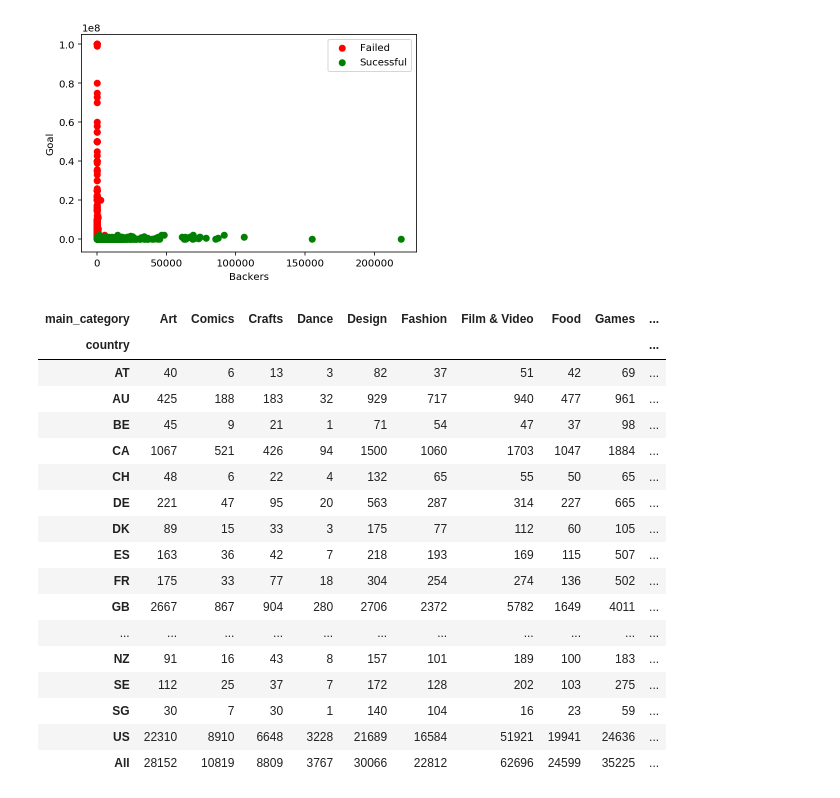
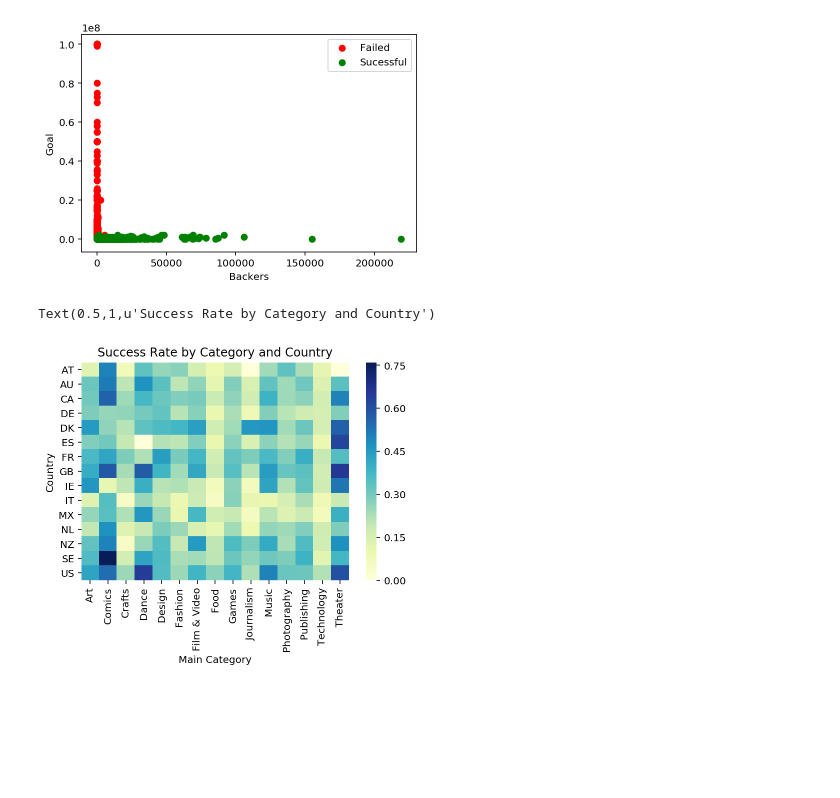
Before and after one commit to themp731/NYU_git, a Jupyter notebook: NYU-dwd-kickstarter/PanosPals_MP.2.ipynb, the cells around one changed output. Cells and saved outputs as stored; diff of their text form; code cells hidden in the pictures; blank space fills up the shorter version.

Commit message:
Heatmap and .csv Update
Uploading the heat map and the .csv file

```diff
--- a/NYU-dwd-kickstarter/PanosPals_MP.2.ipynb
+++ b/NYU-dwd-kickstarter/PanosPals_MP.2.ipynb
@@ -369,26 +369,24 @@ mp_pivot_total = pd.pivot_table(df_Kickstarter,
                      columns='main_category',
                      values='ID',
                      aggfunc='count',
-                     fill_value=0,
-                     margins=True)
+                     fill_value=0)
+mp_pivot_total.drop(labels=["BE","JP","CH","SG","HK","LU","NO"], inplace=True)
+mp_pivot_total.sort_index(inplace=True)
-# %%
-mp_pivot_succ = pd.pivot_table(df_Kickstarter[df_Kickstarter['state'])
-# %% [output]
-| main_category | Art | Comics | Crafts | Dance | Design | Fashion | Film & Video | Food | Games | ... |
-| country |  |  |  |  |  |  |  |  |  | ... |
-| AT | 40 | 6 | 13 | 3 | 82 | 37 | 51 | 42 | 69 | ... |
-| AU | 425 | 188 | 183 | 32 | 929 | 717 | 940 | 477 | 961 | ... |
-| BE | 45 | 9 | 21 | 1 | 71 | 54 | 47 | 37 | 98 | ... |
-| CA | 1067 | 521 | 426 | 94 | 1500 | 1060 | 1703 | 1047 | 1884 | ... |
-| CH | 48 | 6 | 22 | 4 | 132 | 65 | 55 | 50 | 65 | ... |
-| DE | 221 | 47 | 95 | 20 | 563 | 287 | 314 | 227 | 665 | ... |
-| DK | 89 | 15 | 33 | 3 | 175 | 77 | 112 | 60 | 105 | ... |
-| ES | 163 | 36 | 42 | 7 | 218 | 193 | 169 | 115 | 507 | ... |
-| FR | 175 | 33 | 77 | 18 | 304 | 254 | 274 | 136 | 502 | ... |
-| GB | 2667 | 867 | 904 | 280 | 2706 | 2372 | 5782 | 1649 | 4011 | ... |
-| ... | ... | ... | ... | ... | ... | ... | ... | ... | ... | ... |
-| NZ | 91 | 16 | 43 | 8 | 157 | 101 | 189 | 100 | 183 | ... |
-| SE | 112 | 25 | 37 | 7 | 172 | 128 | 202 | 103 | 275 | ... |
-| SG | 30 | 7 | 30 | 1 | 140 | 104 | 16 | 23 | 59 | ... |
-| US | 22310 | 8910 | 6648 | 3228 | 21689 | 16584 | 51921 | 19941 | 24636 | ... |
-| All | 28152 | 10819 | 8809 | 3767 | 30066 | 22812 | 62696 | 24599 | 35225 | ... |
+# %%
+mp_pivot_succ = pd.pivot_table(df_Kickstarter[df_Kickstarter['state'] == 'successful'],
+                              index='country',
+                              columns='main_category',
+                              values='ID',
+                              aggfunc='count',
+                              fill_value=0)
+mp_pivot_succ.drop(labels=["BE","JP","CH","SG","HK","LU","NO"], inplace=True)
+mp_pivot_succ.sort_index(inplace=True)
+# %%
+heatmap = mp_pivot_succ / mp_pivot_total
+sns.heatmap(heatmap, cmap=kick_colors)
+plt.ylabel("Country")
+plt.xlabel("Main Category")
+plt.title("Success Rate by Category and Country")
+# %% [output]
+Text(0.5,1,u'Success Rate by Category and Country')
+[figure, added]
```
Also changed, not shown: 1 other file.
